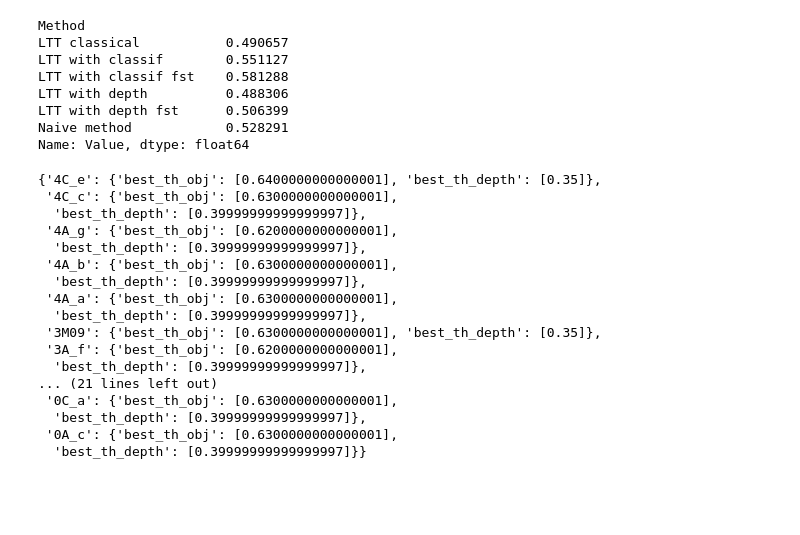
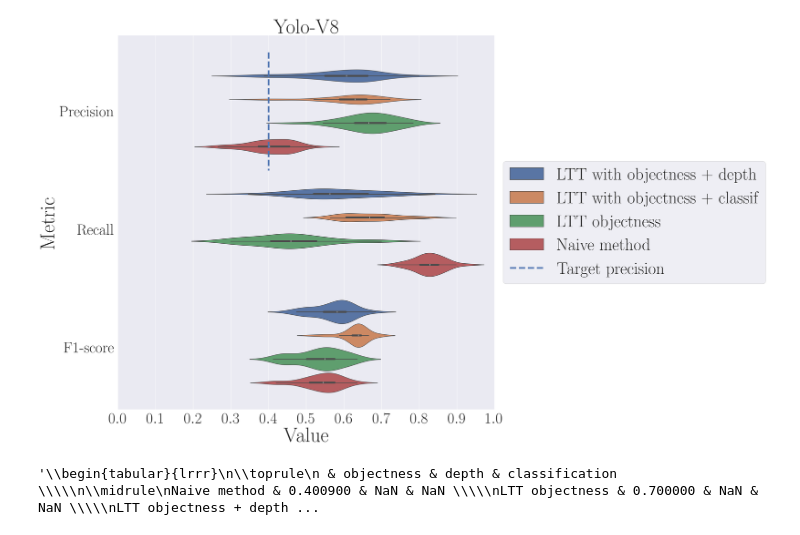
Before and after one commit to vincentblot28/follicle-assessment, a Jupyter notebook: notebooks/analyse_ltt_yolo.ipynb, the cells around one changed output. Drawn from its saved outputs; the diff is of its cells as text; code cells hidden in the pictures; blank space fills up the shorter version.

```diff
--- a/notebooks/analyse_ltt_yolo.ipynb
+++ b/notebooks/analyse_ltt_yolo.ipynb
@@ -113,9 +80,12 @@ dico_ltt_depth_fst = get_p_r_ltt(annotations, predictions, ltt_results_depth_fst
+# %%
+dico_ltt_depth_fst = format_ltt_results(ltt_results_depth_fst, "LTT with objectness + depth")
+dico_ltt_classif_fst = format_ltt_results(ltt_results_classif_fst, "LTT with objectness + classif")
+dico_ltt_classical = format_ltt_results(ltt_results_classical, "LTT objectness")
+dico_ltt_naive = format_ltt_results(naive_method, "Naive method")
 # %%
 concat_dico = pd.concat([
-    pd.DataFrame(dico_ltt_detph),
     pd.DataFrame(dico_ltt_depth_fst),
-    pd.DataFrame(dico_ltt_classif),
     pd.DataFrame(dico_ltt_classif_fst),
-    pd.DataFrame(dico_ltt_classical),
-    pd.DataFrame(ltt_results_naive)
+    pd.DataFrame(dico_ltt_classical).dropna(),
+    pd.DataFrame(dico_ltt_naive)
 ])
@@ -151,31 +92,26 @@ Name: Value, dtype: float64
-# %%
-concat_dico[concat_dico["Metric"] == "f1s"].groupby("Method")["Value"].mean()
-# %% [output]
-Method
-LTT classical           0.490657
-LTT with classif        0.551127
-LTT with classif fst    0.581288
-LTT with depth          0.488306
-LTT with depth fst      0.506399
-Naive method            0.528291
-Name: Value, dtype: float64
-# %%
-ltt_results_depth
-# %% [output]
-{'4C_e': {'best_th_obj': [0.6400000000000001], 'best_th_depth': [0.35]},
- '4C_c': {'best_th_obj': [0.6300000000000001],
-  'best_th_depth': [0.39999999999999997]},
- '4A_g': {'best_th_obj': [0.6200000000000001],
-  'best_th_depth': [0.39999999999999997]},
- '4A_b': {'best_th_obj': [0.6300000000000001],
-  'best_th_depth': [0.39999999999999997]},
- '4A_a': {'best_th_obj': [0.6300000000000001],
-  'best_th_depth': [0.39999999999999997]},
- '3M09': {'best_th_obj': [0.6300000000000001], 'best_th_depth': [0.35]},
- '3A_f': {'best_th_obj': [0.6200000000000001],
-  'best_th_depth': [0.39999999999999997]},
-... (21 lines left out)
- '0C_a': {'best_th_obj': [0.6300000000000001],
-  'best_th_depth': [0.39999999999999997]},
- '0A_c': {'best_th_obj': [0.6300000000000001],
-  'best_th_depth': [0.39999999999999997]}}
+# %%
+#plot with latex font
+plt.rc('text', usetex=True)
+plt.rc('font', family='serif')
+# sns.set(font_scale=10)
+
+ax = plt.figure(figsize=(20, 20))
+
+plot = sns.violinplot(
+    data=concat_dico,  x="Value", y="Metric",
+    hue="Method", split=False, orient="h",
+    legend=True
+)
+plot.set_xlabel("Value", fontsize=60)
+plot.set_ylabel("Metric", fontsize=60)
+plot.set_xlim(0, 1)
+plt.vlines(TARGET_PRECISION, -0.5, .5, linestyles="dashed", label="Target precision", linewidth=5)
+# put legend on the side, bottom right
+plt.legend(loc='center left', bbox_to_anchor=(1, 0.5), fontsize=50)
+plt.xticks(ticks=np.arange(0, 1.1, .1), fontsize=45)
+plt.yticks(fontsize=45)
+plt.title("Yolo-V8", fontsize=60)
+plt.savefig("ltt_results_yolo.pdf", bbox_inches='tight')
+plt.show()
+# %% [output]
+[figure, added]
@@ -181,0 +141,4 @@ ltt_results_depth
+# %%
+pd.DataFrame(dico_mean_ths).T.to_latex()
+# %% [output]
+'\\begin{tabular}{lrrr}\n\\toprule\n & objectness & depth & classification \\\\\n\\midrule\nNaive method & 0.400900 & NaN & NaN \\\\\nLTT objectness & 0.700000 & NaN & NaN \\\\\nLTT objectness + depth ...
```
Also changed, not shown: parts of 16 cells of this notebook, 2 other files.
